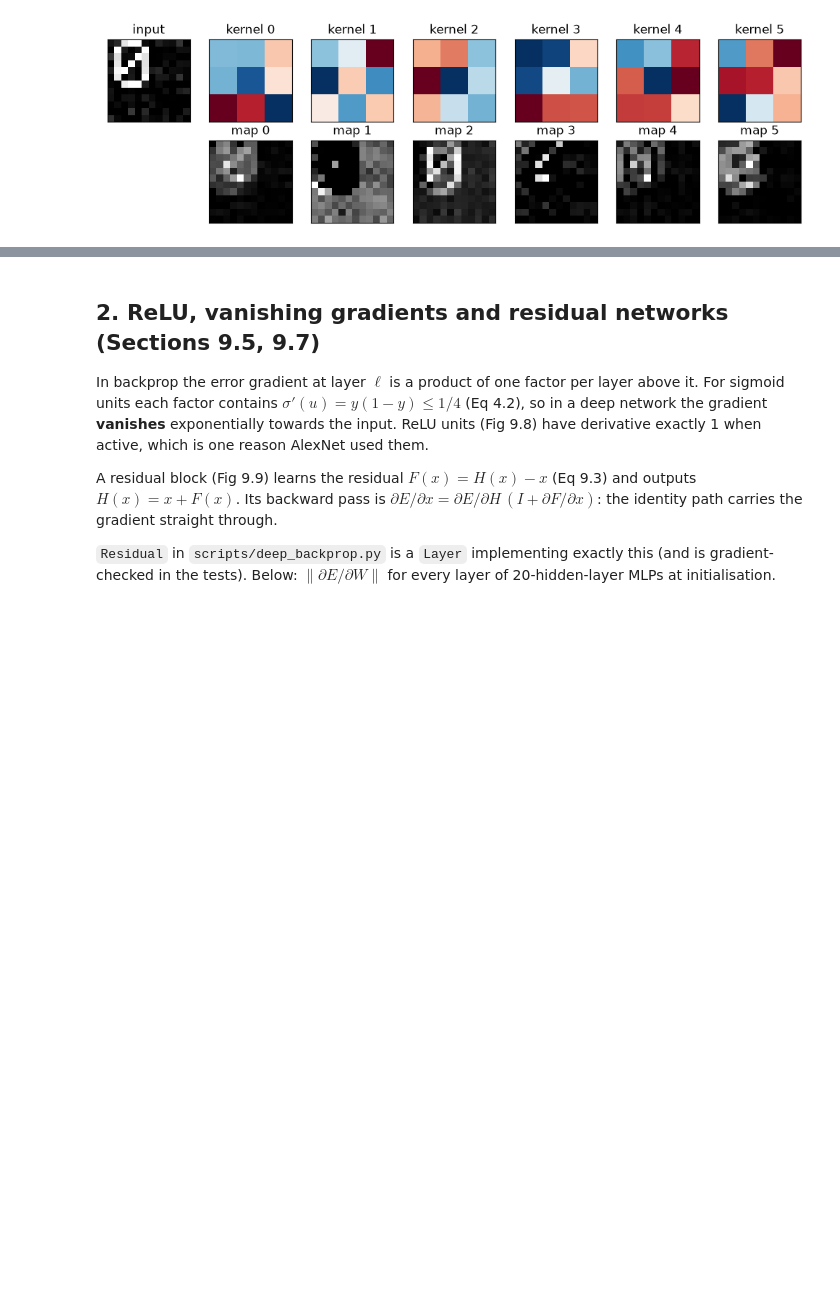
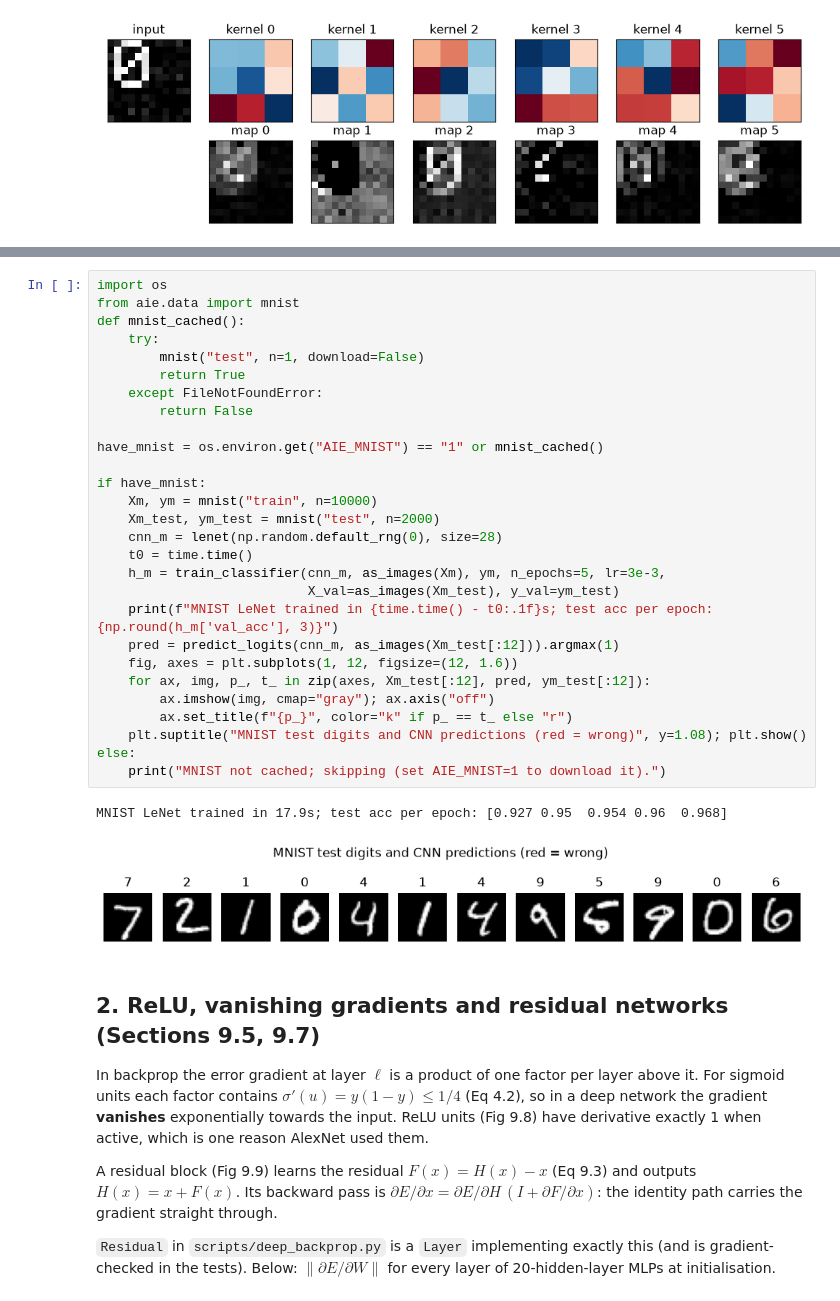
Before and after one commit to mengrenman/artificial_intelligence_engines, a Jupyter notebook: notebooks/09_deep_backprop.ipynb, the cells around one changed output, grey strips where cells are left out. Cells and saved outputs as stored; diff of their text form; blank space fills up the shorter version.

```diff
--- a/notebooks/09_deep_backprop.ipynb
+++ b/notebooks/09_deep_backprop.ipynb
@@ -108,3 +123,34 @@ plt.tight_layout(); plt.show()
+# %%
+import os
+from aie.data import mnist
+def mnist_cached():
+    try:
+        mnist("test", n=1, download=False)
+        return True
+    except FileNotFoundError:
+        return False
+
+have_mnist = os.environ.get("AIE_MNIST") == "1" or mnist_cached()
+
+if have_mnist:
+    Xm, ym = mnist("train", n=10000)
+    Xm_test, ym_test = mnist("test", n=2000)
+    cnn_m = lenet(np.random.default_rng(0), size=28)
+    t0 = time.time()
+    h_m = train_classifier(cnn_m, as_images(Xm), ym, n_epochs=5, lr=3e-3,
+                           X_val=as_images(Xm_test), y_val=ym_test)
+    print(f"MNIST LeNet trained in {time.time() - t0:.1f}s; test acc per epoch: {np.round(h_m['val_acc'], 3)}")
+    pred = predict_logits(cnn_m, as_images(Xm_test[:12])).argmax(1)
+    fig, axes = plt.subplots(1, 12, figsize=(12, 1.6))
+    for ax, img, p_, t_ in zip(axes, Xm_test[:12], pred, ym_test[:12]):
+        ax.imshow(img, cmap="gray"); ax.axis("off")
+        ax.set_title(f"{p_}", color="k" if p_ == t_ else "r")
+    plt.suptitle("MNIST test digits and CNN predictions (red = wrong)", y=1.08); plt.show()
+else:
+    print("MNIST not cached; skipping (set AIE_MNIST=1 to download it).")
+# %% [output]
+MNIST LeNet trained in 17.9s; test acc per epoch: [0.927 0.95  0.954 0.96  0.968]
+[figure, added]
 # %% [markdown]
 ## 2. ReLU, vanishing gradients and residual networks (Sections 9.5, 9.7)
 
```
Also changed, not shown: parts of 5 cells of this notebook, 22 other files.
